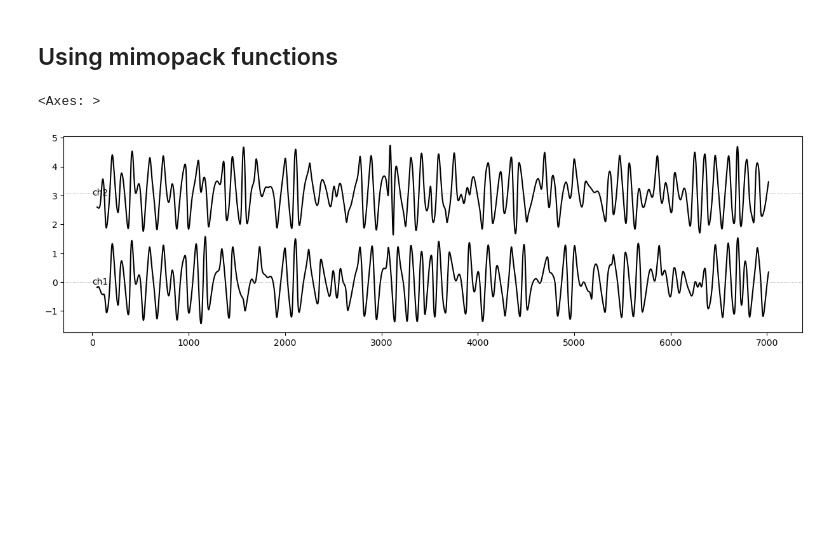
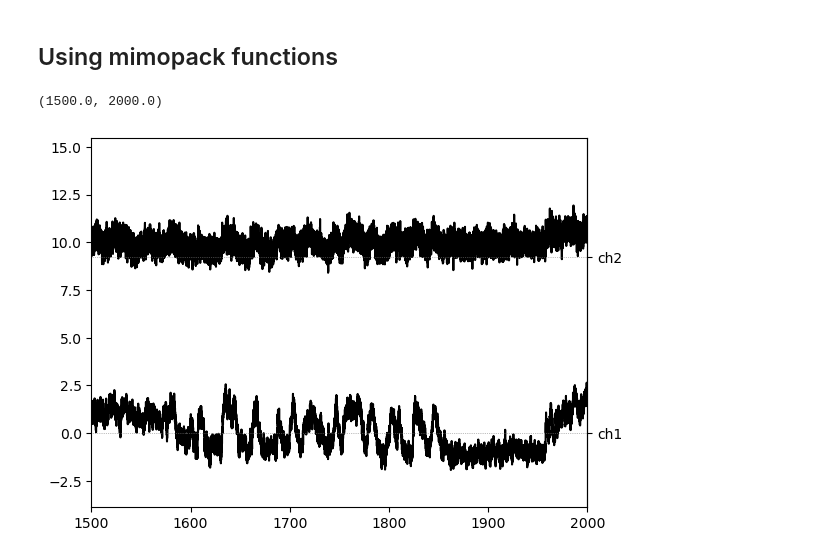
Before and after one commit to dbheadley/mimo_pack, a Jupyter notebook: tutorials/AnalyzeFiberPhotometry.ipynb, the cells around one changed output. Drawn from its saved outputs; the diff is of its cells as text; code cells hidden in the pictures; blank space fills up the shorter version.

```diff
--- a/tutorials/AnalyzeFiberPhotometry.ipynb
+++ b/tutorials/AnalyzeFiberPhotometry.ipynb
@@ -10,13 +10,14 @@ from mimo_pack.plot.timeseries import stacked_lines
 ## Using mimopack functions
 # %%
 #data_path = os.path.join('..', 'test_data', '2025-07-18_030_M1-cM1_0000_124254167.doric')
-data_path = os.path.join('D:','Cholinergic','project','test_data','25-07-25_D30_Test.doric')
+data_path = os.path.join("D:","Cholinergic","project","test_data","2025-10-14_DH54_Test_0000_161146926.doric")
 data_xr, pow_xr, dio_xr = load_doric_xr(data_path)
-data_fp = correct_fp_signal(data_xr, cutoff_freq=10, z_window=)
+data_fp = correct_fp_signal(data_xr, cutoff_freq=10)
 # %%
-fig, ax = plt.subplots(figsize=(15, 4))
+fig, ax = plt.subplots()
 stacked_lines(data_fp.to_numpy(), data_fp.time.to_numpy(),
               labels=data_fp.channel.values, ax=ax)
+ax.set_xlim(1500, 2000)
 # %% [output]
-<Axes: >
+(1500.0, 2000.0)
-[figure, old version]
+[figure, new version]
```
Also changed, not shown: 3 other files.
